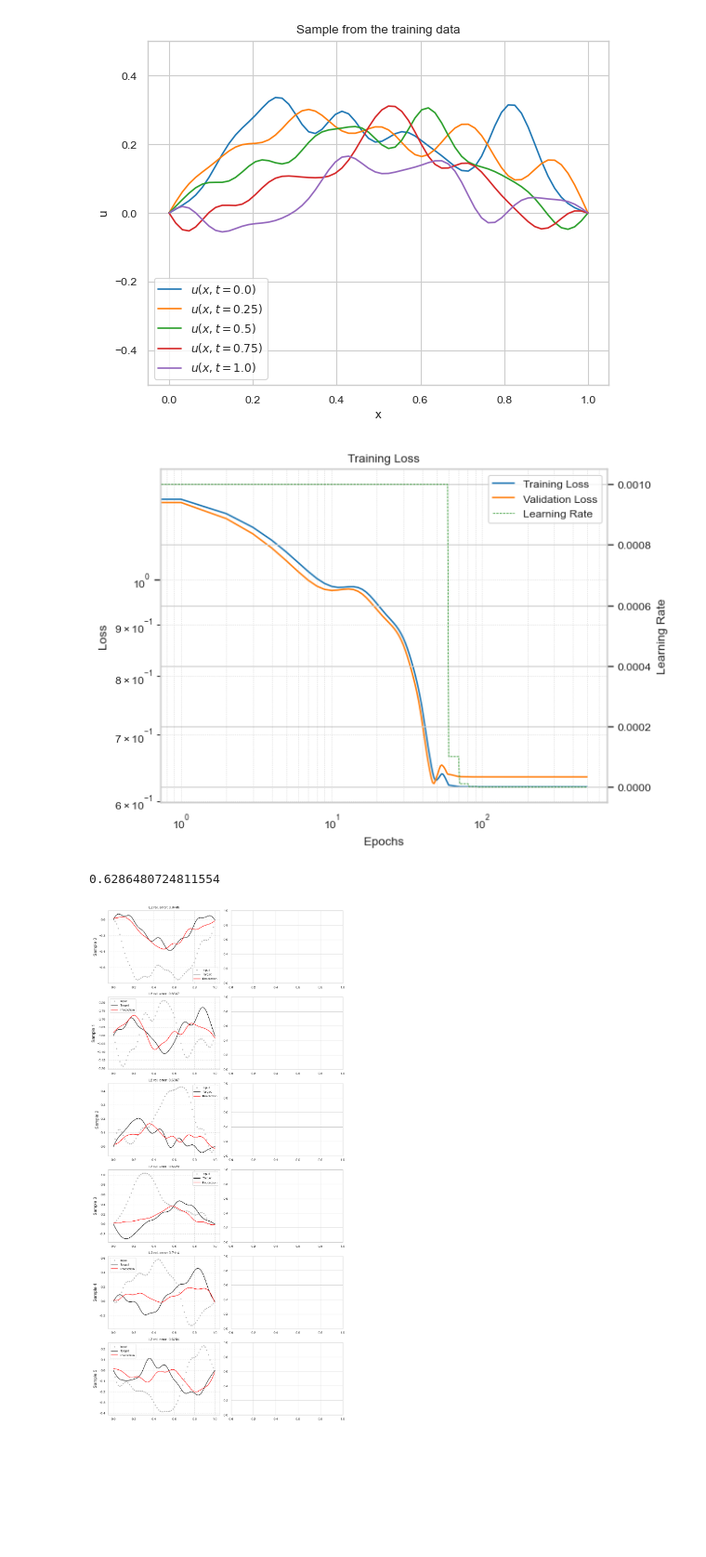
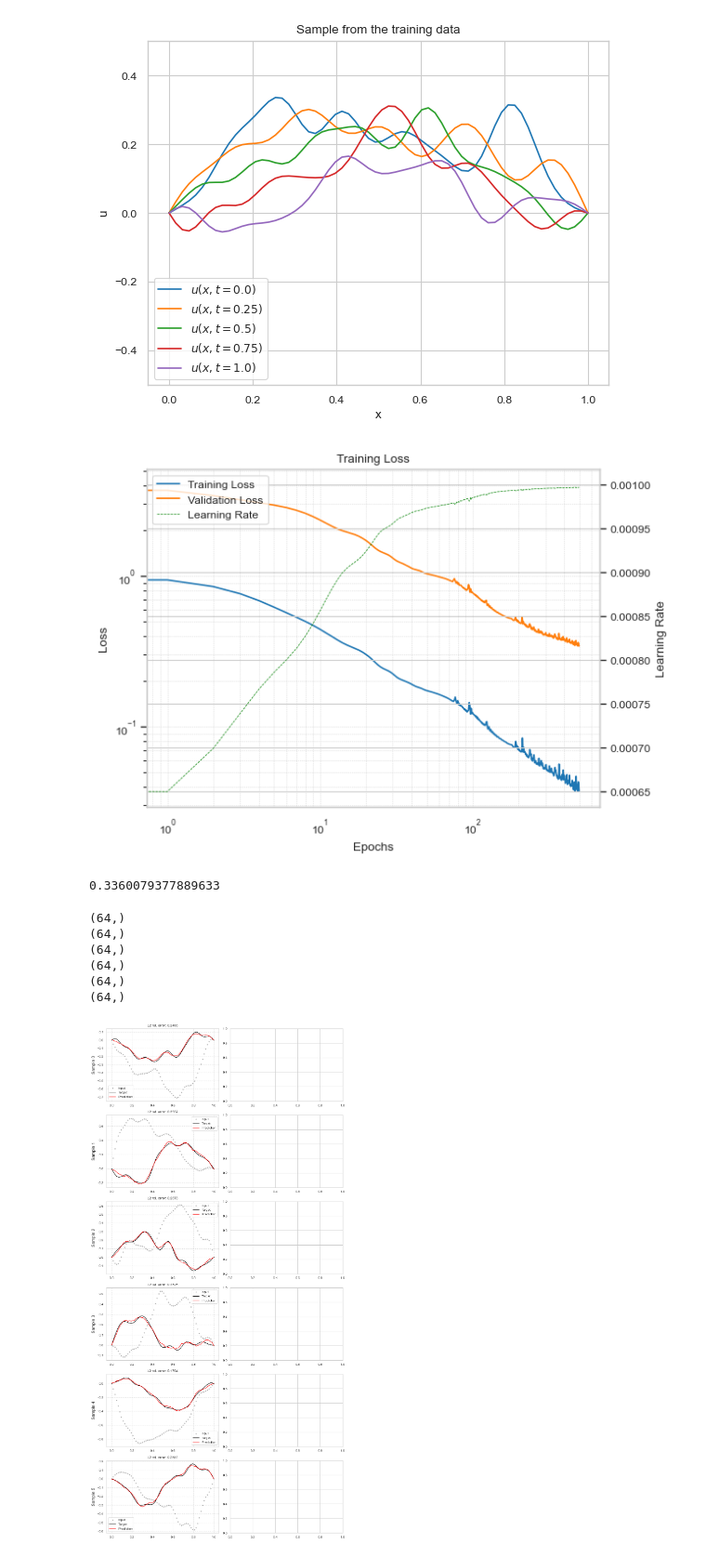
Before and after one commit to benedict-armstrong/LinOSSM_Torch, a Jupyter notebook: training.ipynb, the cells around one changed output. Shown: that part at 93% size. Drawn from its saved outputs; the diff is of its cells as text; code cells hidden in the pictures; blank space fills up the shorter version.

```diff
--- a/training.ipynb
+++ b/training.ipynb
@@ -49,16 +49,20 @@ step_size = 10
 gamma = 0.75
 # %%
 model = LinOSSModel(
-    input_dim=2,
-    output_dim=2,
-    hidden_dim=32,
+    input_dim=64,
+    output_dim=64,
+    hidden_dim=128,
     num_layers=3,
 ).to(DEVICE)
 # %%
 optimizer = Adam(model.parameters(), lr=learning_rate, weight_decay=1e-5)
 # scheduler = torch.optim.lr_scheduler.StepLR(optimizer, step_size=step_size, gamma=gamma)
-scheduler = torch.optim.lr_scheduler.ReduceLROnPlateau(optimizer, 'min', patience=step_size)
-# scheduler = torch.optim.lr_scheduler.CosineAnnealingWarmRestarts(optimizer, T_0 = step_size, eta_min=1e-6)
+# scheduler = torch.optim.lr_scheduler.ReduceLROnPlateau(
+#     optimizer, "min", patience=step_size
+# )
+scheduler = torch.optim.lr_scheduler.CosineAnnealingWarmRestarts(
+    optimizer, T_0=step_size, eta_min=1e-6
+)
 # %%
 model.train()
 
@@ -73,11 +77,11 @@ for epoch in progress_bar:
     train_loss = 0.0
     for input, target in train_data_loader:
         optimizer.zero_grad()
+
+        input = input[..., 0]
         prediction = model(input).squeeze(-1)
 
-        prediction = prediction[:, -1].squeeze(1)[..., 0]
-
-        loss = relative_l2_error(prediction, target, dim=None)
+        loss = relative_l2_error(prediction, target[..., 1:, :], dim=None)
         loss.backward()
         optimizer.step()
 
@@ -88,11 +92,12 @@ for epoch in progress_bar:
     # Compute validation loss
     validation_relative_l2 = 0.0
     for input, target in val_data_loader:
+        input = input[..., 0]
+
         with torch.no_grad():
             prediction = model(input).squeeze(-1)
-            prediction = prediction[:, -1].squeeze(1)[..., 0]
 
-        loss = torch.sum(relative_l2_error(prediction, target))
+        loss = torch.sum(relative_l2_error(prediction, target[..., 1:, :]))
         validation_relative_l2 += loss.item()
 
     validation_relative_l2 /= len(val_data)
@@ -126,7 +131,7 @@ plt.legend(l1 + l2 + l3, [l.get_label() for l in l1 + l2 + l3])
 ax1.grid(True, which="both", ls=":", linewidth=0.5)
 plt.show()
 # %% [output]
-[figure, old version]
+[figure, new version]
 # %%
 test_data = PDEDataset("data/test_sol.npy", device=DEVICE)
 test_data_loader = DataLoader(test_data, batch_size=BATCH_SIZE, shuffle=True)
@@ -137,9 +142,9 @@ progress_bar = tqdm.tqdm(test_data_loader)
 with torch.no_grad():
     test_relative_l2 = 0.0
     for input, target in progress_bar:
-
+        input = input[..., 0]
+        target = target[..., 1:, :]
         prediction = model(input).squeeze(-1)
-        prediction = prediction[:, -1].squeeze(1)[..., 0]
 
         loss = torch.sum(relative_l2_error(prediction, target))
         test_relative_l2 += loss.item()
@@ -147,7 +152,7 @@ with torch.no_grad():
 
 test_relative_l2
 # %% [output]
-0.6286480724811554
+0.3360079377889633
 # %%
 # save model to disk
 torch.save(model.state_dict(), "models/fno_model.pth")
@@ -163,50 +168,58 @@ fig, axs = plt.subplots(6, 2, figsize=(10, 20))
 model.eval()
 with torch.no_grad():
     for i, (ax_rows, sample) in enumerate(zip(axs, samples)):
-        input, target = sample
+        input_o, target = sample
+
+        input = input_o[..., 0]
+        target = target[..., 1:, :]
 
         prediction = model(input).squeeze(-1)
-        prediction = prediction[:, -1].squeeze(1)[..., 0]
 
-        re_l2_error = relative_l2_error(prediction, target).item()
+        re_l2_error = relative_l2_error(prediction, target).sum().item()
 
         ax = ax_rows[0]
 
         ax.set_ylabel(f"Sample {i}", fontsize=12)
 
-        x_grid = input.squeeze(0).numpy()[..., 1][0]
-        initial = input.squeeze(0).numpy()[..., 0][0]
+        x_grid = input_o.squeeze(0).numpy()[..., 1][0]
+        initial = input_o.squeeze(0).numpy()[..., 0][0]
 
         ax.scatter(
             x_grid,
             initial,
             label="Input",
             alpha=0.5,
             color="gray",
             marker=".",
         )
 
         ax.plot(
             x_grid,
-            target.squeeze(0).numpy(),
+            target.squeeze(0)[-1].numpy(),
             label="Target",
             color="black",
         )
 
         ax.plot(
             x_grid,
-            prediction.squeeze(0).numpy(),
+            prediction.squeeze(0)[-1].numpy(),
             label="Prediction",
             color="red",
         )
 
         ax.set_title(f"L2 rel. error: {re_l2_error:.4f}")
 
         ax.legend()
         ax.grid(True, which="both", ls=":")
 
 
 plt.tight_layout()
 plt.savefig("figures/fno_test_examples.png", dpi=300)
 # %% [output]
+(64,)
+(64,)
+(64,)
+(64,)
+(64,)
+(64,)
-[figure, old version]
+[figure, new version]
```
Also changed, not shown: 11 other files.
